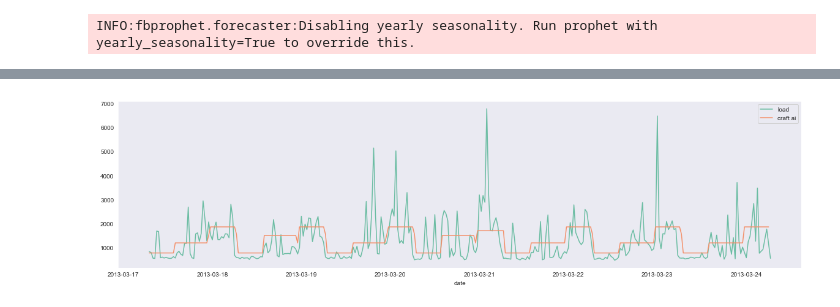
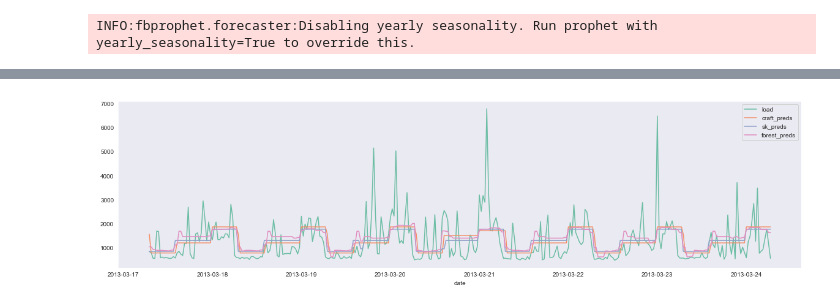
Before and after one commit to craft-ai/craft-ai-kit-energy, a Jupyter notebook: benchmark/ampds_benchmark.ipynb, the cells around one changed output, grey strips where cells are left out. Saved outputs shown, nothing was run; the diff lists cells and outputs as text; code cells hidden in the pictures.

```diff
--- a/benchmark/ampds_benchmark.ipynb
+++ b/benchmark/ampds_benchmark.ipynb
@@ -666,6 +653,10 @@ abt.plot_period_predictions(data_test=tst,
-# %%
-abt.plot_period_predictions(data_test=tst,
-                        craft_preds =crp,
-                        standardDev = True)
-# %% [output]
-[figure, removed]
+# %%
+predictions = {'craft_preds':crp.values,
+                'sk_preds':skr,
+                'forest_preds':fore,
+              }
+
+abt.plot_period_predictions(data_test=tst.drop('temp',1),
+                            predictions=predictions)
+# %% [output]
+[figure, added]
```
Also changed, not shown: parts of 6 cells of this notebook, 5 other files.
